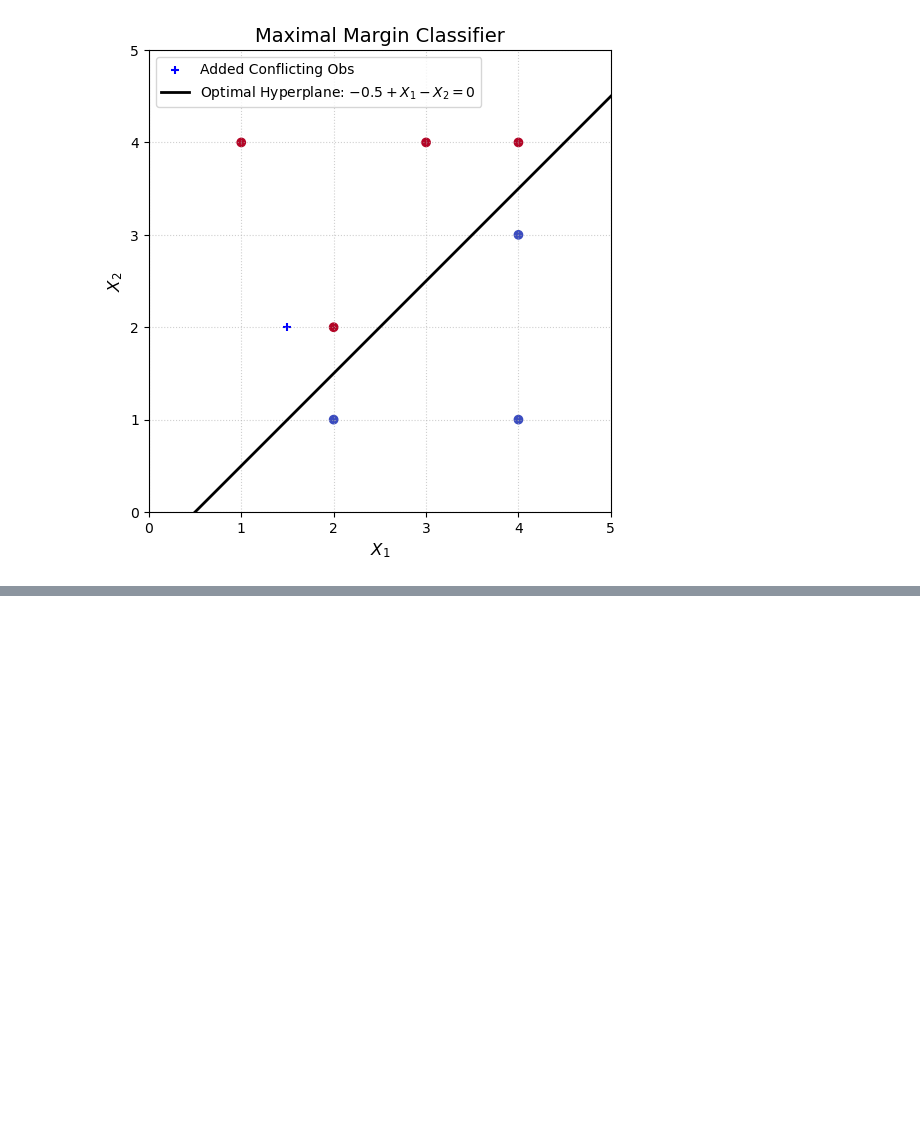
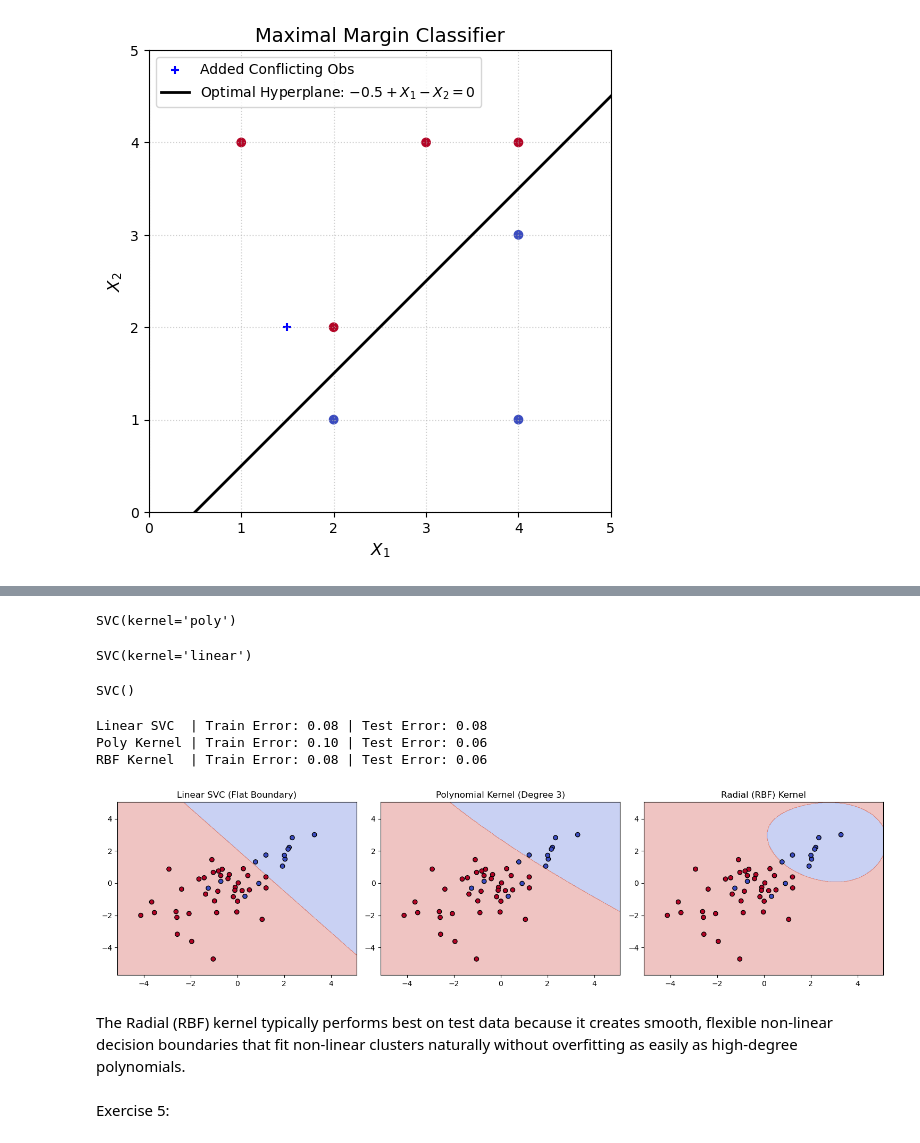
Before and after one commit to fatima-zahra20/ISLP-Solutions, a Jupyter notebook: MySolutionISLP_chap9.ipynb, the cells around one changed output, grey strips where cells are left out. Saved outputs shown, nothing was run; the diff lists cells and outputs as text; code cells hidden in the pictures; blank space fills up the shorter version.

```diff
--- a/MySolutionISLP_chap9.ipynb
+++ b/MySolutionISLP_chap9.ipynb
@@ -374,0 +399,76 @@ plt.show()
+# %%
+(X_train,X_test,y_train,y_test) = skm.train_test_split(X,
+                                                       y,
+                                                       test_size=0.5,
+                                                       random_state=0)
+svm_poly = SVC(kernel="poly", degree=3, C=1.0)
+svm_poly.fit(X_train, y_train)
+# %% [output]
+SVC(kernel='poly')
+# %%
+svc_linear = SVC(kernel="linear", C=1.0)
+svc_linear.fit(X_train, y_train)
+# %% [output]
+SVC(kernel='linear')
+# %%
+svm_rbf = SVC(kernel="rbf", gamma="scale", C=1.0)
+svm_rbf.fit(X_train, y_train)
+# %% [output]
+SVC()
+# %%
+
+def error_rate(model, X_data, y_data):
+    return 1.0 - model.score(X_data, y_data)
+
+print(
+    f"Linear SVC  | Train Error: {error_rate(svc_linear, X_train, y_train):.2f} | Test Error: {error_rate(svc_linear, X_test, y_test):.2f}")
+print(
+    f"Poly Kernel | Train Error: {error_rate(svm_poly, X_train, y_train):.2f} | Test Error: {error_rate(svm_poly, X_test, y_test):.2f}")
+print(
+    f"RBF Kernel  | Train Error: {error_rate(svm_rbf, X_train, y_train):.2f} | Test Error: {error_rate(svm_rbf, X_test, y_test):.2f}")
+# %% [output]
+Linear SVC  | Train Error: 0.08 | Test Error: 0.08
+Poly Kernel | Train Error: 0.10 | Test Error: 0.06
+RBF Kernel  | Train Error: 0.08 | Test Error: 0.06
+# %%
+def plot_decision_boundary(model, ax, title):
+    x_min, x_max = X[:, 0].min() - 1, X[:, 0].max() + 1
+    y_min, y_max = X[:, 1].min() - 1, X[:, 1].max() + 1
+    xx, yy = np.meshgrid(
+        np.arange(x_min, x_max, 0.02), np.arange(y_min, y_max, 0.02)
+    )
+
+    Z = model.predict(np.c_[xx.ravel(), yy.ravel()])
+    Z = Z.reshape(xx.shape)
+
+
+    ax.contourf(xx, yy, Z, alpha=0.3, cmap=plt.cm.coolwarm)
+
+    ax.scatter(
+        X_train[:, 0],
+        X_train[:, 1],
+        c=y_train,
+        cmap=plt.cm.coolwarm,
+        edgecolors="k",
+    )
+    ax.set_title(title)
+
+
+fig, axes = plt.subplots(1, 3, figsize=(15, 4))
+
+plot_decision_boundary(
+    svc_linear, axes[0], "Linear SVC (Flat Boundary)"
+)
+plot_decision_boundary(
+    svm_poly, axes[1], "Polynomial Kernel (Degree 3)"
+)
+plot_decision_boundary(svm_rbf, axes[2], "Radial (RBF) Kernel")
+
+plt.tight_layout()
+plt.show()
+# %% [output]
+[figure, added]
+# %% [markdown]
+The Radial (RBF) kernel typically performs best on test data because it creates smooth, flexible non-linear decision boundaries that fit non-linear clusters naturally without overfitting as easily as high-degree polynomials.
+# %% [markdown]
+Exercise 5:
```
Also changed, not shown: parts of 38 cells of this notebook.
